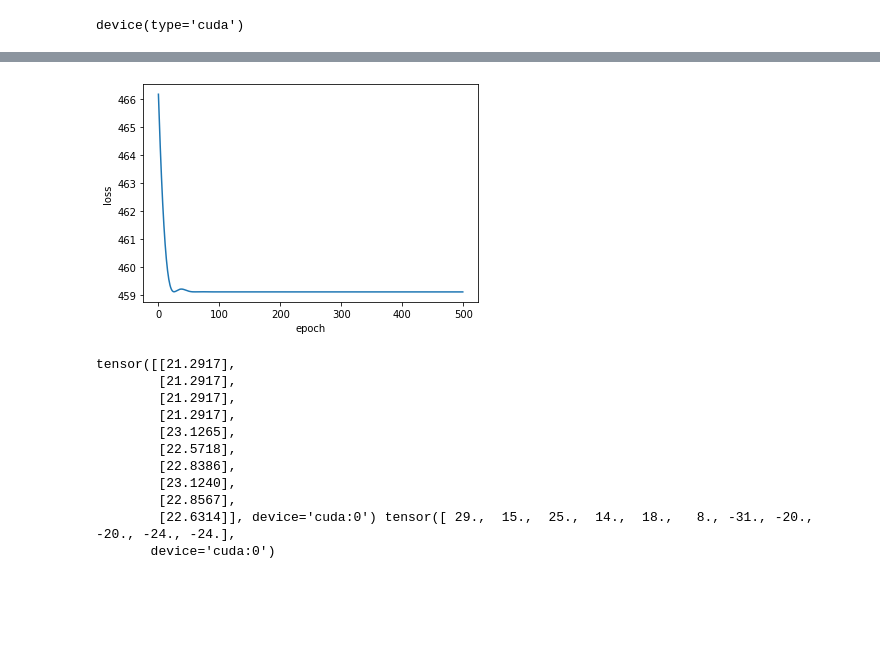
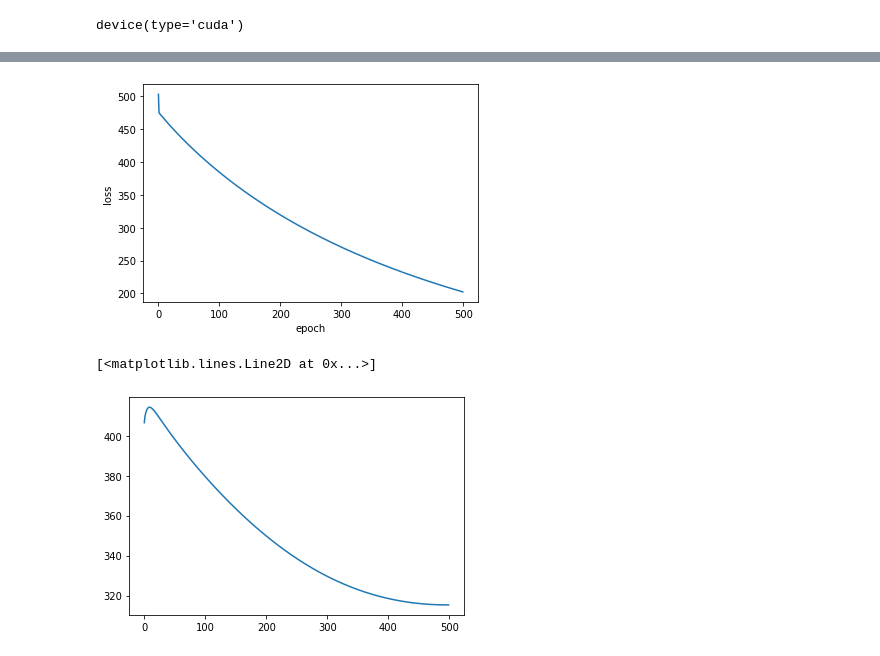
Before and after one commit to dyna-sawada/taiwa_kukan, a Jupyter notebook: debate_score/roberta_linear_test.ipynb, the cells around one changed output, grey strips where cells are left out. Saved outputs shown, nothing was run; the diff lists cells and outputs as text; code cells hidden in the pictures; blank space fills up the shorter version.

```diff
--- a/debate_score/roberta_linear_test.ipynb
+++ b/debate_score/roberta_linear_test.ipynb
@@ -169,7 +176,7 @@ class Net(nn.Module):
 # %%
 # hyper params
 num_epochs = 500
-learning_rate = 3e-4
+learning_rate = 3e-3
 
 model_cls = Net()
 criterion = nn.MSELoss()
@@ -183,23 +190,35 @@ loss_v_log = []
 
 
 for epoch in range(num_epochs):
-  # forward pass
-    outputs = model_cls(pooled_speech)
-    loss = criterion(outputs, y_train)
+    running_loss = 0.0
+    running_v_loss = 0.0
+    for i, data in enumerate(Mdata_set):
+        x_t, y_t = data
+        optimizer.zero_grad()
+        # forward pass
+        outputs = model_cls(x_t)
+        loss = criterion(outputs, y_t)
 
-  # backward
-    optimizer.zero_grad()
-    loss.backward()
-    optimizer.step()
+        # backward
+        loss.backward()
+        optimizer.step()
+
+        running_loss += loss.item()
+
+    loss_log.append(running_loss/50)
+
+    with torch.no_grad():
+        for j, data in enumerate(Pdata_set):
+            x_val, y_val = data
+            outputs_val = model_cls(x_val)
+            loss = criterion(outputs_val, y_val)
+            running_v_loss += loss.item()
+        loss_v_log.append(running_v_loss/11)
+
+    if (epoch+1) % 100 == 0:
+        print("Epoch:{}, Loss(train):{:.4f}, Loss(val):{:.4f}".format(epoch+1, running_loss/50, running_v_loss/11))
 
 
-    if (epoch+1) % 10 == 0:
-        print("Epoch:{}, Loss(train):{:.4f}".format(epoch+1, loss.item()))
-
-
-# graph
-    loss_log.append(loss.item())
-#    loss_v_log.append(loss_val.item())
 
 print('----DONE----')
 # %% [output]
@@ -223,31 +231,11 @@ Epoch:500, Loss(train):459.1196
 # %%
 plt.plot(loss_log)
 plt.xlabel('epoch')
 plt.ylabel('loss')
 plt.show()
 
-#plt.plot(loss_v_log)
+plt.plot(loss_v_log)
 # %% [output]
-[figure, old version]
+[figure, new version]
+[<matplotlib.lines.Line2D at 0x...>]
+[figure, added]
-# %%
-"""
-# eval(teacher_data)
-
-with torch.no_grad():
-    preds = model_cls(test_pooled_speech)
-
-print(preds, y_test)
-
-"""
-# %% [output]
-tensor([[21.2917],
-        [21.2917],
-        [21.2917],
-        [21.2917],
-        [23.1265],
-        [22.5718],
-        [22.8386],
-        [23.1240],
-        [22.8567],
-        [22.6314]], device='cuda:0') tensor([ 29.,  15.,  25.,  14.,  18.,   8., -31., -20., -20., -24., -24.],
-       device='cuda:0')
```
Also changed, not shown: parts of 11 cells of this notebook, 1 other file.
